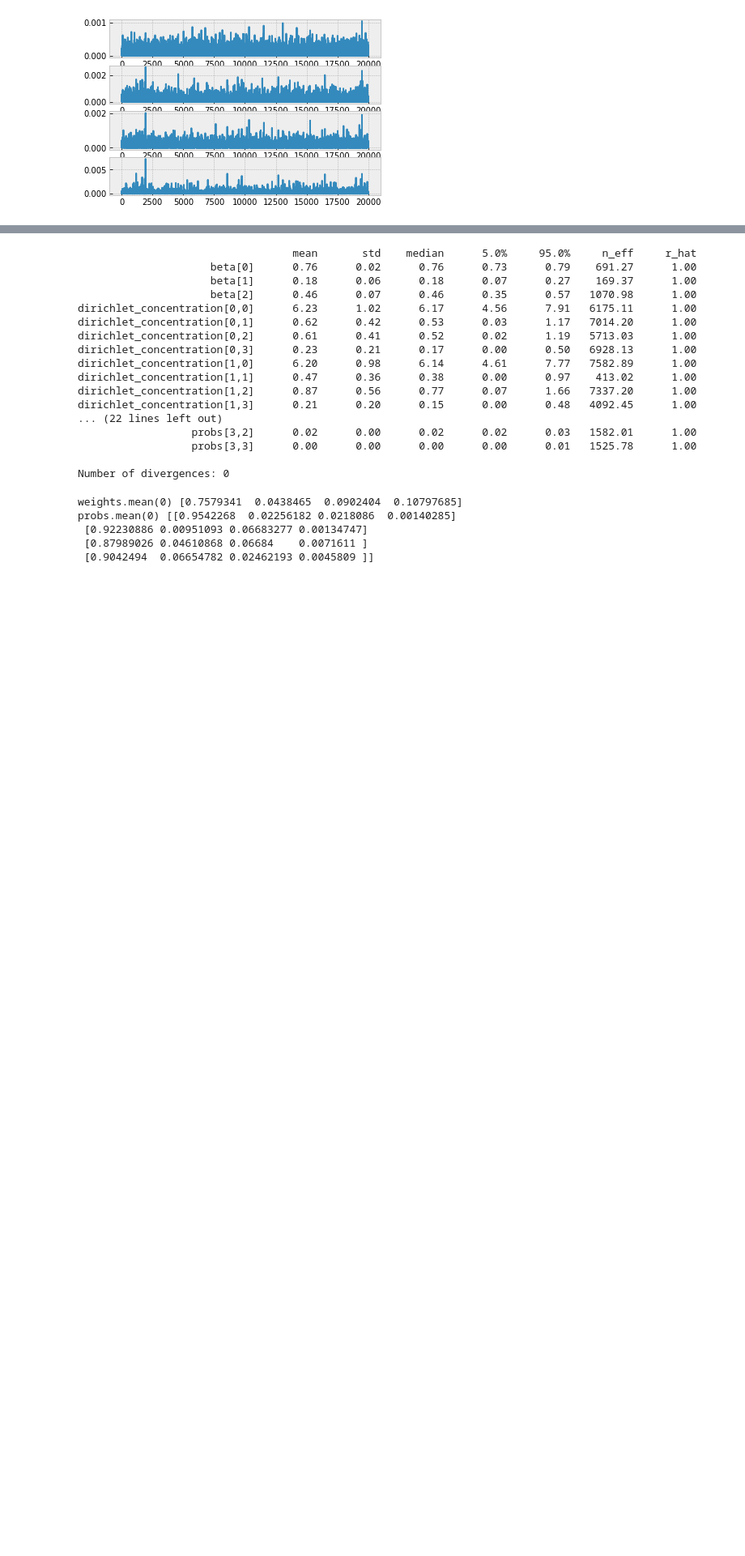
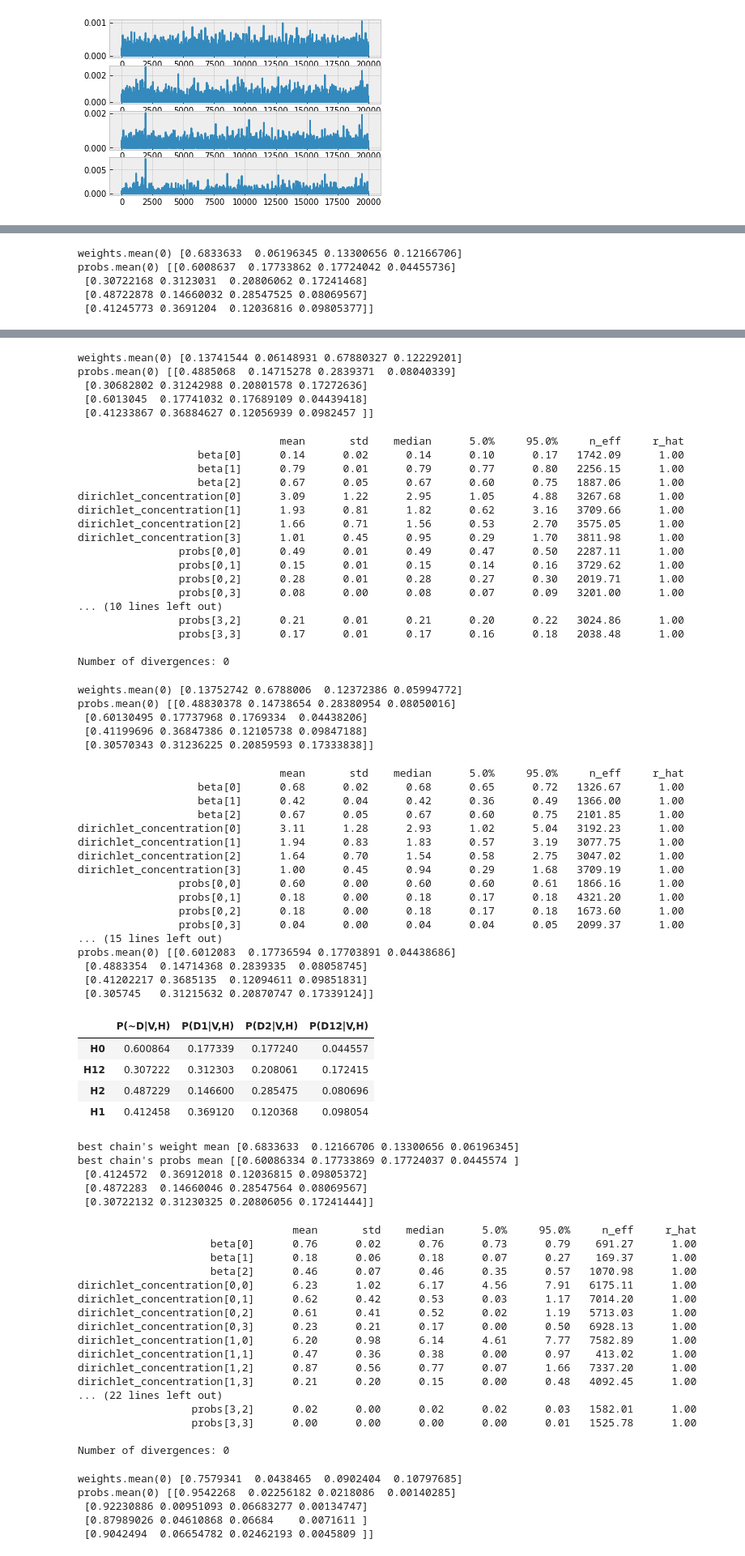
Before and after one commit to akotlar/multivariate-tada, a Jupyter notebook: project/sim6.ipynb, the cells around one changed output, grey strips where cells are left out. Shown at 81% size. Cells and saved outputs as stored; diff of their text form; code cells hidden in the pictures; blank space fills up the shorter version.

```diff
--- a/project/sim6.ipynb
+++ b/project/sim6.ipynb
@@ -129,0 +191,20 @@ probs.mean(0) [[0.6008362  0.17735332 0.1772806  0.04452992]
+# %%
+random_key, _random_key = random.split(random_key)
+
+run_params_shared_prior = run_params.copy()
+run_params_shared_prior["shared_dirichlet_prior"] = True
+
+mcmc_rs_simple = run_until_enough(random_key=_random_key, run_params=run_params_shared_prior)
+
+best_chain_rs_simple, statistics_rs_simple = select_best_chain(mcmc_rs_simple)
+display(statistics_rs_simple)
+
+#best_weights, best_probs, best_betas, best_dirichlet_concentrations = ordered_statistics([best_chain])
+best_weights_rs_simple, best_probs_rs_simple, _, _ = get_parameters(best_chain_rs_simple)
+H_rs_simple, mean_df_rs_simple = get_assumed_order_for_2(best_probs_rs_simple, prevalences=sim_params['PD'], data=run_params['data'])
+best_weights_rs_simple, best_probs_rs_simple, best_betas_rs_simple, best_dirichlet_concentrations_rs_simple = ordered_statistics([best_chain_rs_simple], H_rs_simple)
+
+display(mean_df_rs_simple)
+print("best chain's weight mean", best_weights_rs_simple.mean(0))
+print("best chain's probs mean", best_probs_rs_simple.mean(0))
+# %% [output]
@@ -129,0 +228,5 @@ probs.mean(0) [[0.6008362  0.17735332 0.1772806  0.04452992]
+weights.mean(0) [0.6833633  0.06196345 0.13300656 0.12166706]
+probs.mean(0) [[0.6008637  0.17733862 0.17724042 0.04455736]
+ [0.30722168 0.3123031  0.20806062 0.17241468]
+ [0.48722878 0.14660032 0.28547525 0.08069567]
+ [0.41245773 0.3691204  0.12036816 0.09805377]]
@@ -130,3 +250,57 @@ probs.mean(0) [[0.6008362  0.17735332 0.1772806  0.04452992]
+weights.mean(0) [0.13741544 0.06148931 0.67880327 0.12229201]
+probs.mean(0) [[0.4885068  0.14715278 0.2839371  0.08040339]
+ [0.30682802 0.31242988 0.20801578 0.17272636]
+ [0.6013045  0.17741032 0.17689109 0.04439418]
+ [0.41233867 0.36884627 0.12056939 0.0982457 ]]
+                                mean       std    median      5.0%     95.0%     n_eff     r_hat
+                   beta[0]      0.14      0.02      0.14      0.10      0.17   1742.09      1.00
+                   beta[1]      0.79      0.01      0.79      0.77      0.80   2256.15      1.00
+                   beta[2]      0.67      0.05      0.67      0.60      0.75   1887.06      1.00
+dirichlet_concentration[0]      3.09      1.22      2.95      1.05      4.88   3267.68      1.00
+dirichlet_concentration[1]      1.93      0.81      1.82      0.62      3.16   3709.66      1.00
+dirichlet_concentration[2]      1.66      0.71      1.56      0.53      2.70   3575.05      1.00
+dirichlet_concentration[3]      1.01      0.45      0.95      0.29      1.70   3811.98      1.00
+                probs[0,0]      0.49      0.01      0.49      0.47      0.50   2287.11      1.00
+                probs[0,1]      0.15      0.01      0.15      0.14      0.16   3729.62      1.00
+                probs[0,2]      0.28      0.01      0.28      0.27      0.30   2019.71      1.00
+                probs[0,3]      0.08      0.00      0.08      0.07      0.09   3201.00      1.00
+... (10 lines left out)
+                probs[3,2]      0.21      0.01      0.21      0.20      0.22   3024.86      1.00
+                probs[3,3]      0.17      0.01      0.17      0.16      0.18   2038.48      1.00
+
+Number of divergences: 0
+weights.mean(0) [0.13752742 0.6788006  0.12372386 0.05994772]
+probs.mean(0) [[0.48830378 0.14738654 0.28380954 0.08050016]
+ [0.60130495 0.17737968 0.1769334  0.04438206]
+ [0.41199696 0.36847386 0.12105738 0.09847188]
+ [0.30570343 0.31236225 0.20859593 0.17333838]]
+                                mean       std    median      5.0%     95.0%     n_eff     r_hat
+                   beta[0]      0.68      0.02      0.68      0.65      0.72   1326.67      1.00
+                   beta[1]      0.42      0.04      0.42      0.36      0.49   1366.00      1.00
+                   beta[2]      0.67      0.05      0.67      0.60      0.75   2101.85      1.00
+dirichlet_concentration[0]      3.11      1.28      2.93      1.02      5.04   3192.23      1.00
+dirichlet_concentration[1]      1.94      0.83      1.83      0.57      3.19   3077.75      1.00
+dirichlet_concentration[2]      1.64      0.70      1.54      0.58      2.75   3047.02      1.00
+dirichlet_concentration[3]      1.00      0.45      0.94      0.29      1.68   3709.19      1.00
+                probs[0,0]      0.60      0.00      0.60      0.60      0.61   1866.16      1.00
+                probs[0,1]      0.18      0.00      0.18      0.17      0.18   4321.20      1.00
+                probs[0,2]      0.18      0.00      0.18      0.17      0.18   1673.60      1.00
+                probs[0,3]      0.04      0.00      0.04      0.04      0.05   2099.37      1.00
+... (15 lines left out)
+probs.mean(0) [[0.6012083  0.17736594 0.17703891 0.04438686]
+ [0.4883354  0.14714368 0.2839335  0.08058745]
+ [0.41202217 0.3685135  0.12094611 0.09851831]
+ [0.305745   0.31215632 0.20870747 0.17339124]]
+|  | P(~D|V,H) | P(D1|V,H) | P(D2|V,H) | P(D12|V,H) |
+| H0 | 0.600864 | 0.177339 | 0.177240 | 0.044557 |
+| H12 | 0.307222 | 0.312303 | 0.208061 | 0.172415 |
+| H2 | 0.487229 | 0.146600 | 0.285475 | 0.080696 |
+| H1 | 0.412458 | 0.369120 | 0.120368 | 0.098054 |
+best chain's weight mean [0.6833633  0.12166706 0.13300656 0.06196345]
+best chain's probs mean [[0.60086334 0.17733869 0.17724037 0.0445574 ]
+ [0.4124572  0.36912018 0.12036815 0.09805372]
+ [0.4872283  0.14660046 0.28547564 0.08069567]
+ [0.30722132 0.31230325 0.20806056 0.17241444]]
 # %%
 import pandas as pd
 import numpy as np
```
Also changed, not shown: parts of 4 cells of this notebook, 1 other file.
